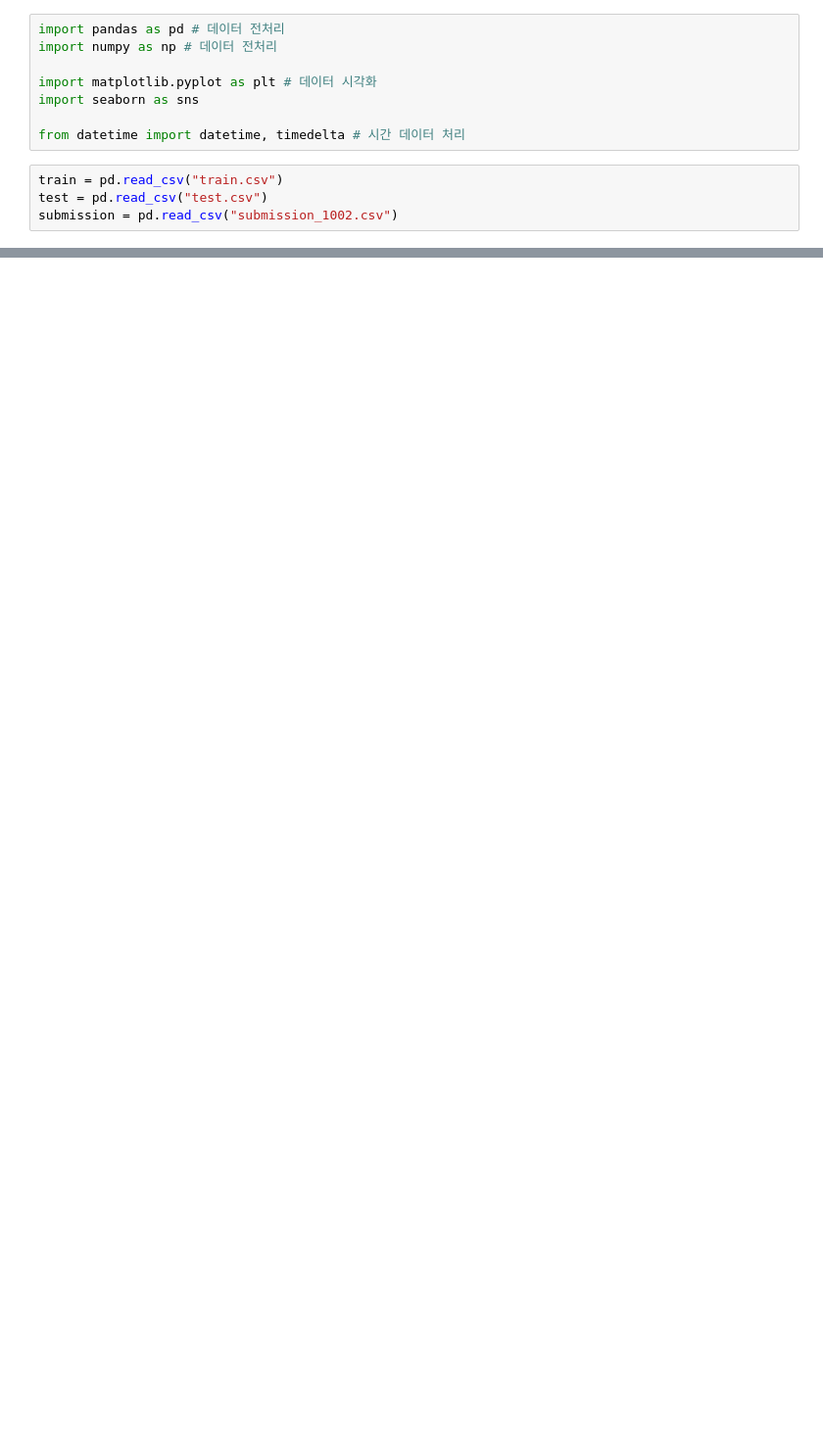
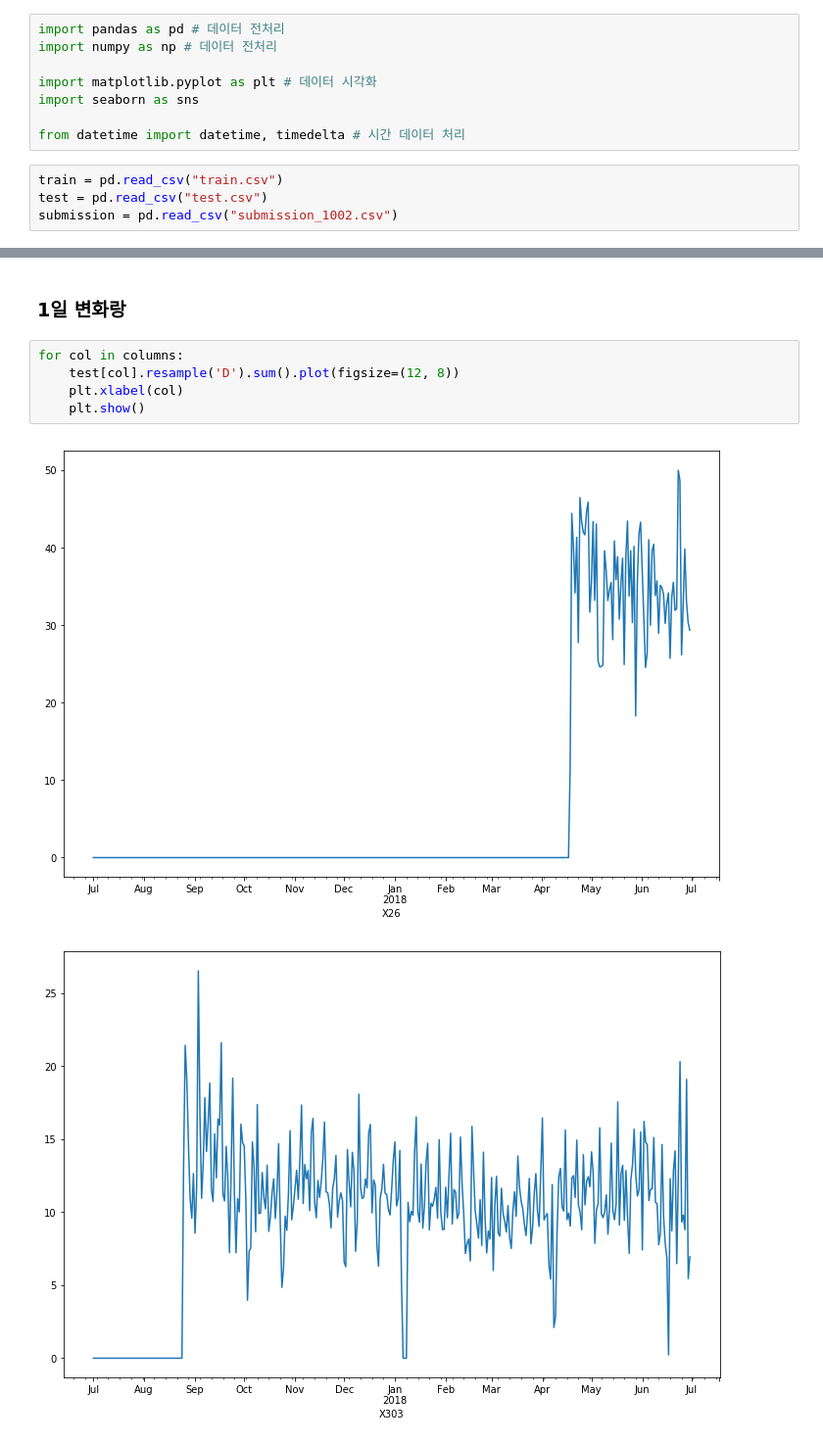
Before and after one commit to information-in-data/dacon11, a Jupyter notebook: EDA.ipynb, the cells around one changed output, grey strips where cells are left out. Shown at 98% size. Cells and saved outputs as stored; diff of their text form; blank space fills up the shorter version.

```diff
--- a/EDA.ipynb
+++ b/EDA.ipynb
@@ -30,0 +46,10 @@ sns.(train['X692'])
+# %% [markdown]
+### 1일 변화랑
+# %%
+for col in columns:
+    test[col].resample('D').sum().plot(figsize=(12, 8))
+    plt.xlabel(col)
+    plt.show()
+# %% [output]
+[figure, added]
+[figure, added]
```
Also changed, not shown: parts of 7 cells of this notebook, 3 other files.
